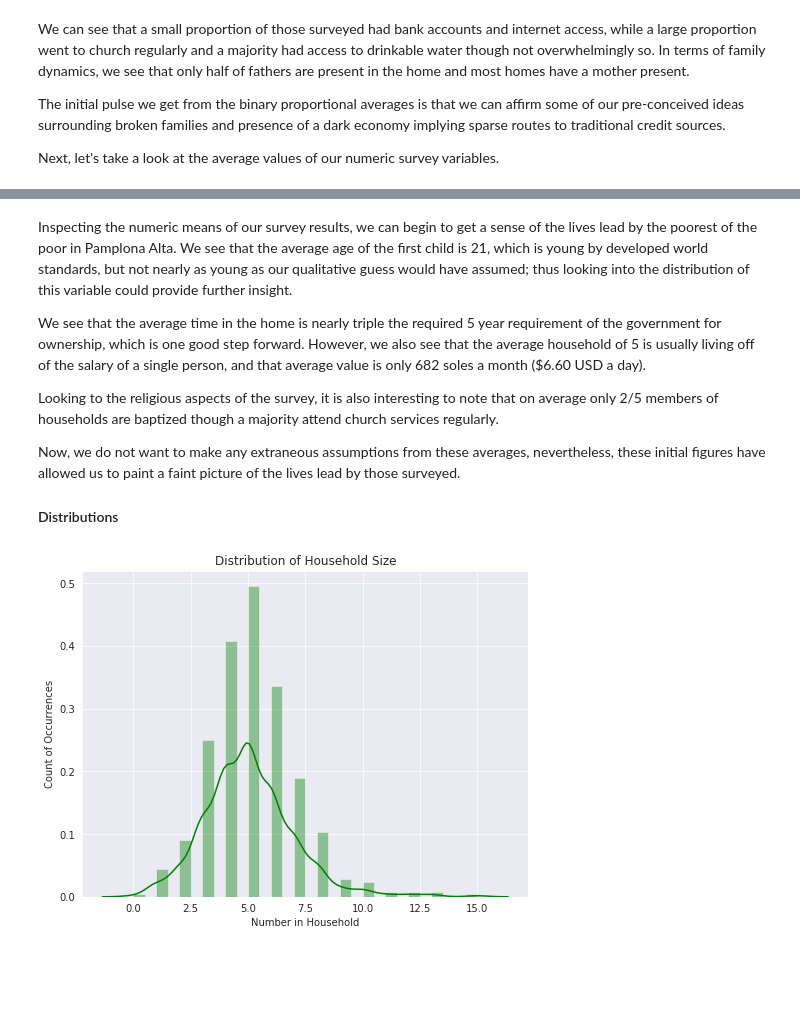
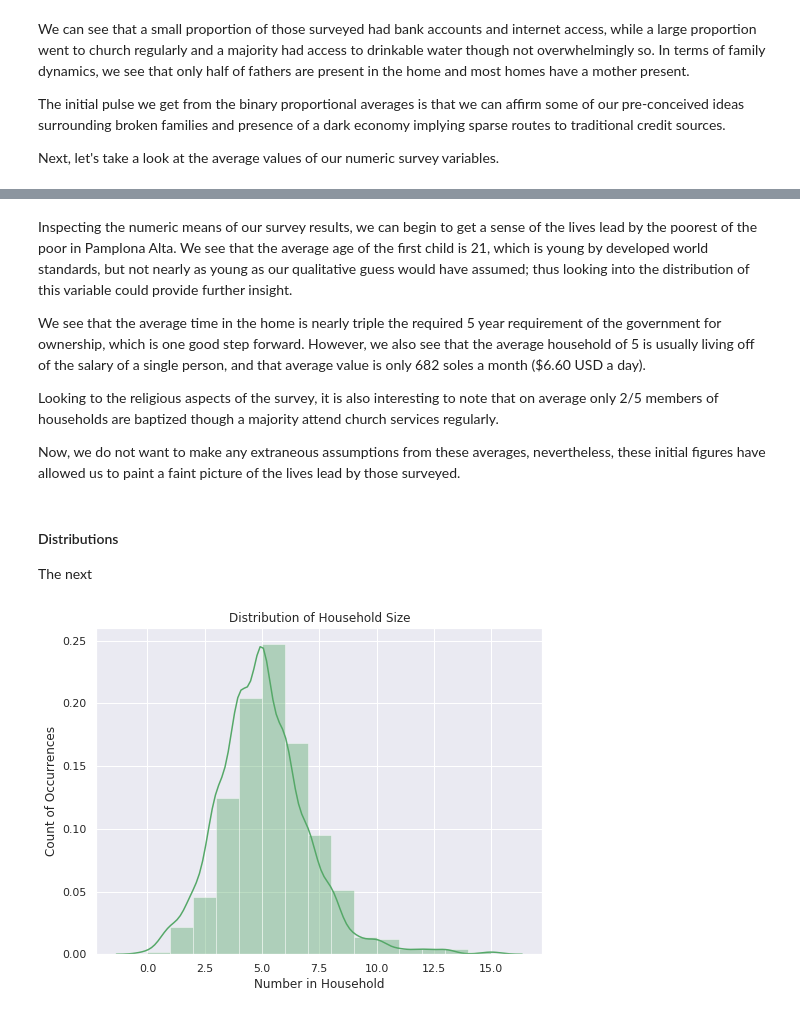
Before and after one commit to showmalley/code_portfolio, a Jupyter notebook: Development Economics/PovertySurveys/Survey Analysis Pamplona Alta 2018.ipynb, the cells around one changed output, grey strips where cells are left out. Drawn from its saved outputs; the diff is of its cells as text; code cells hidden in the pictures; blank space fills up the shorter version.

```diff
--- a/Development Economics/PovertySurveys/Survey Analysis Pamplona Alta 2018.ipynb
+++ b/Development Economics/PovertySurveys/Survey Analysis Pamplona Alta 2018.ipynb
@@ -250,5 +235,3 @@ We see that the average time in the home is nearly triple the required 5 year re
 Looking to the religious aspects of the survey, it is also interesting to note that on average only 2/5 members of households are baptized though a majority attend church services regularly.
 
 Now, we do not want to make any extraneous assumptions from these averages, nevertheless, these initial figures have allowed us to paint a faint picture of the lives lead by those surveyed.
-
-#### Distributions
@@ -258,0 +238,4 @@ sns.set(color_codes = True)
+# %% [markdown]
+#### Distributions
+
+The next
@@ -259,7 +245,7 @@ sns.set(color_codes = True)
 # %%
 fig, ax = plt.subplots(figsize=(8,6))
-sns.distplot(df['cuantas_personas'],ax=ax, color = 'g')
+sns.distplot(df['cuantas_personas'],ax=ax, color = 'g', bins = 15)
 ax.set(xlabel = "Number in Household",ylabel = "Count of Occurrences", title = "Distribution of Household Size")
 plt.show()
 # %% [output]
-[figure, old version]
+[figure, new version]
```
Also changed, not shown: parts of 12 cells of this notebook.
